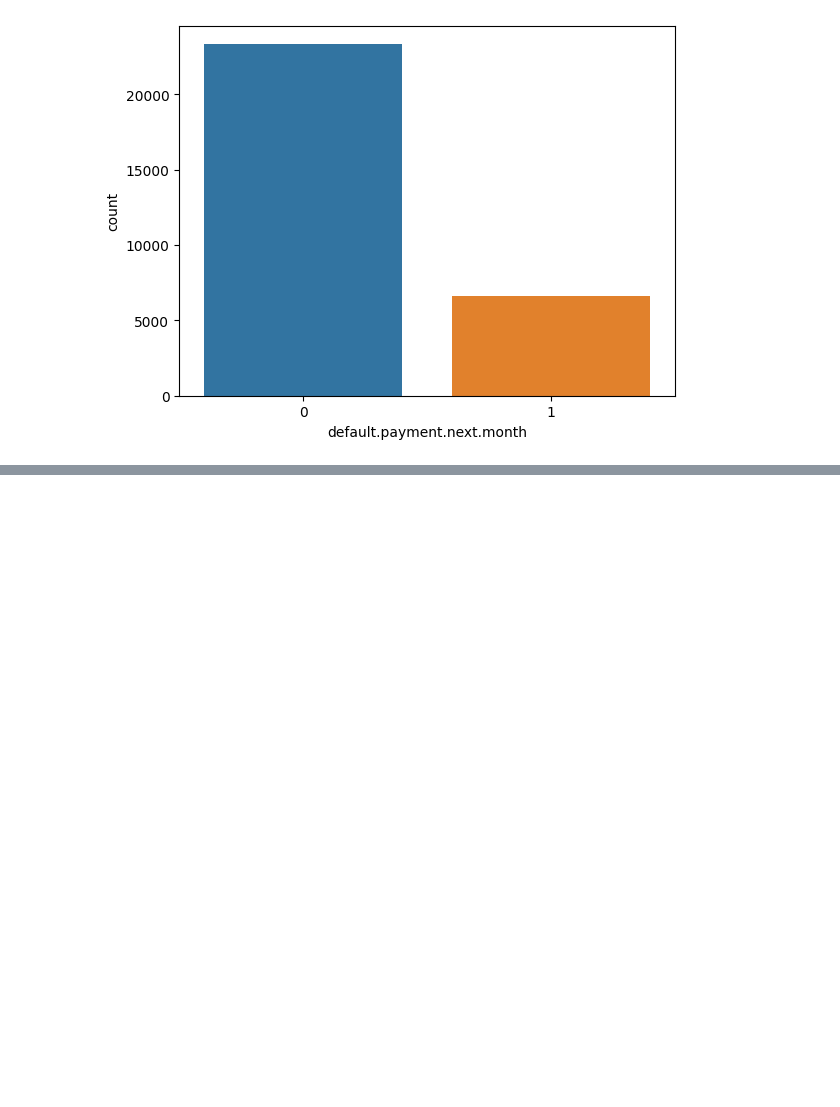
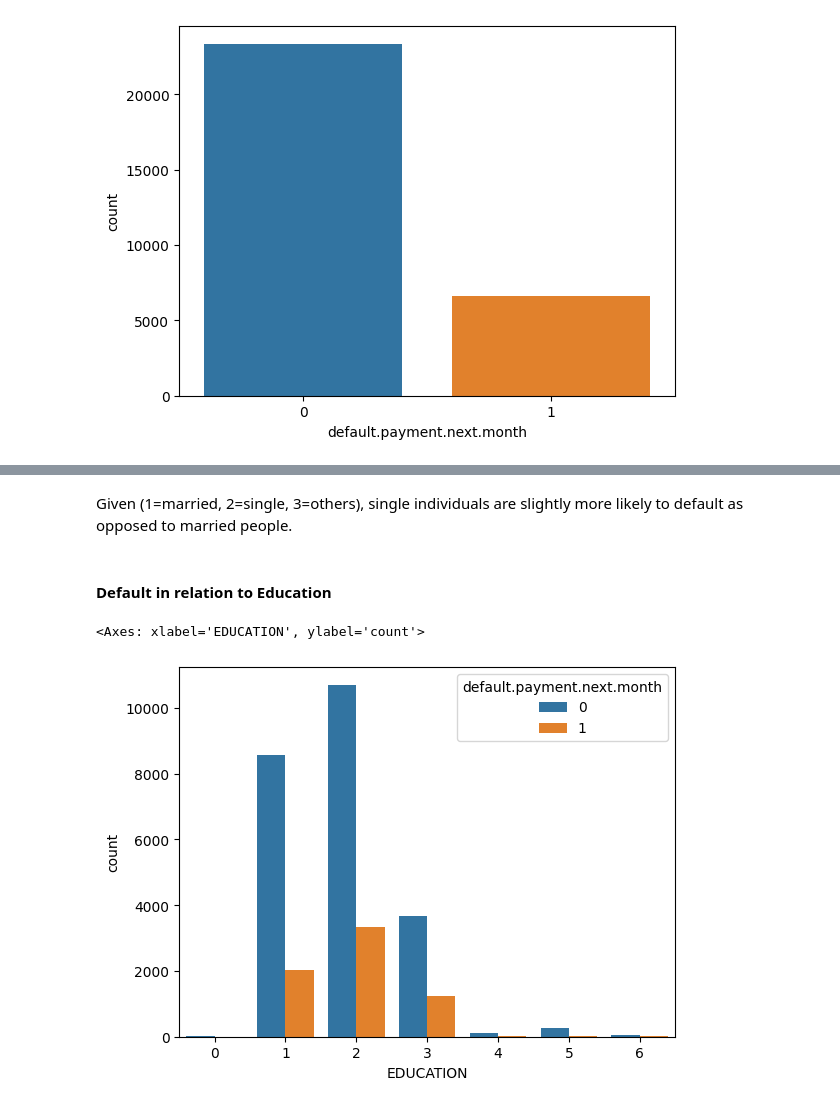
Before and after one commit to emmanuelkipngetich/Predicting-Credit-Default-with-Decision-Trees-XGBoost-and-Streamlit-GUI., a Jupyter notebook: Notebooks/Taiwan.ipynb, the cells around one changed output, grey strips where cells are left out. Drawn from its saved outputs; the diff is of its cells as text; code cells hidden in the pictures; blank space fills up the shorter version.

```diff
--- a/Notebooks/Taiwan.ipynb
+++ b/Notebooks/Taiwan.ipynb
@@ -183,0 +215,11 @@ plt.show()
+# %% [markdown]
+Given (1=married, 2=single, 3=others), single individuals are slightly more likely to default as opposed to married people.
+# %% [markdown]
+#### Default in relation to Education
+# %%
+# Countplot for Education
+plt.subplot(1, 1, 1)
+sns.countplot(x='EDUCATION', hue='default.payment.next.month', data=df)
+# %% [output]
+<Axes: xlabel='EDUCATION', ylabel='count'>
+[figure, added]
```
Also changed, not shown: parts of 27 cells of this notebook, 2 other files.
